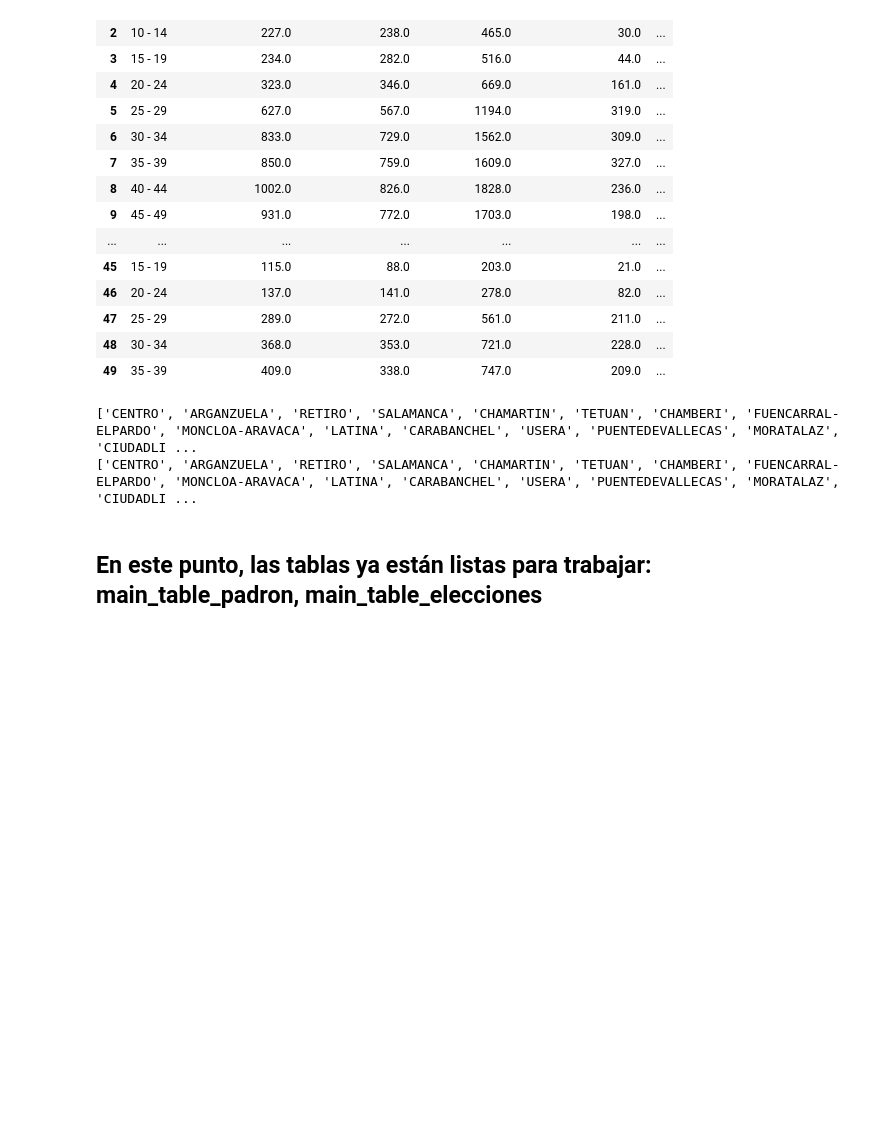
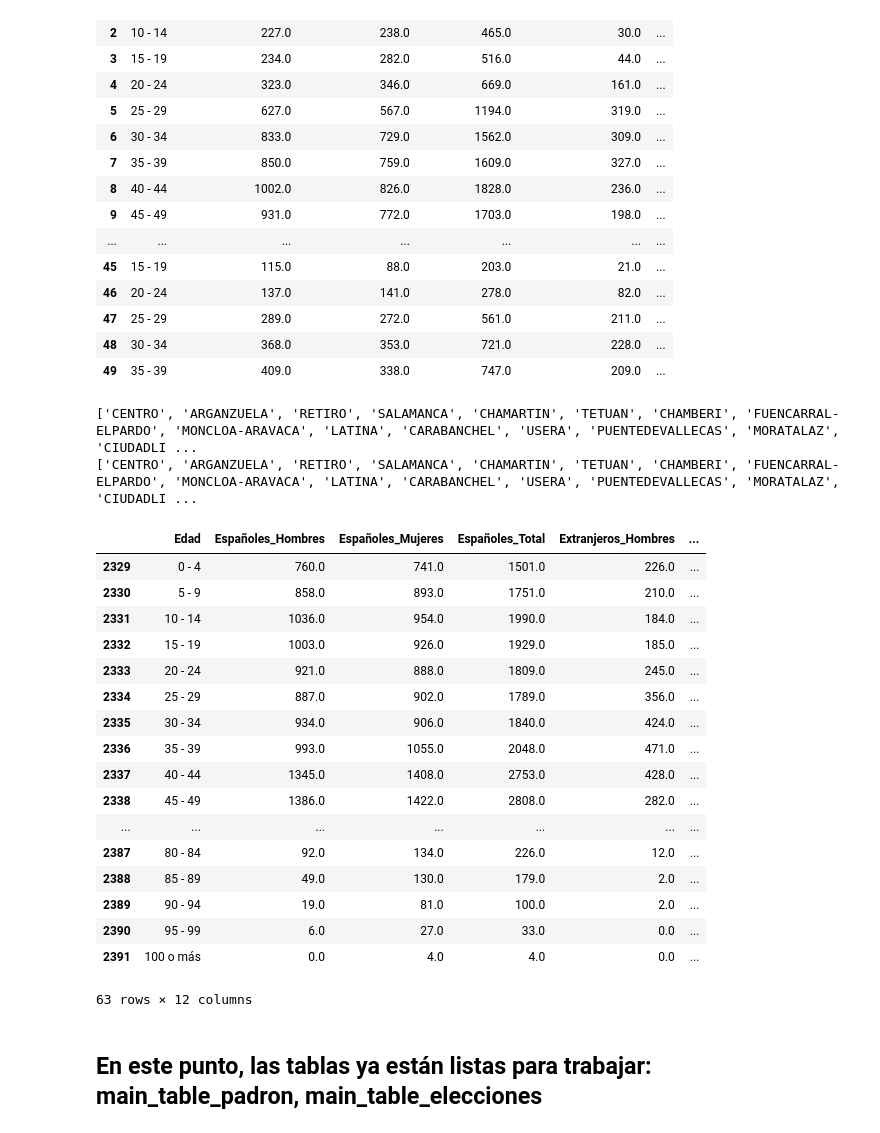
Before and after one commit to InmaLatorre/G3_ProyectoPython, a Jupyter notebook: MAIN.ipynb, the cells around one changed output. Cells and saved outputs as stored; diff of their text form; code cells hidden in the pictures; blank space fills up the shorter version.

```diff
--- a/MAIN.ipynb
+++ b/MAIN.ipynb
@@ -134,14 +130,36 @@ main_table_padron.head(50)
 # %%
 # Homegenizar los nombres de los distritos
 
 vector_distritos = list(pd.unique(main_table_elecciones.Distrito))
 print(vector_distritos)
 vector_districos_padron = list(pd.unique(main_table_padron.Distrito))
 print(vector_districos_padron)
 # main_table_elecciones[main_table_elecciones.Distrito == vector_distritos[2]]
+
+# PENDIENTE REPARAR ESTO DE LOS NONOMBRE DE LAS COLUMNAS
+main_table_elecciones[main_table_elecciones.Barrio == 'CASCO HISTORICO DE VALLECAS']
+main_table_padron[main_table_padron.Distrito == 'VILLADEVALLECAS']
 # %% [output]
 ['CENTRO', 'ARGANZUELA', 'RETIRO', 'SALAMANCA', 'CHAMARTIN', 'TETUAN', 'CHAMBERI', 'FUENCARRAL-ELPARDO', 'MONCLOA-ARAVACA', 'LATINA', 'CARABANCHEL', 'USERA', 'PUENTEDEVALLECAS', 'MORATALAZ', 'CIUDADLI ...
 ['CENTRO', 'ARGANZUELA', 'RETIRO', 'SALAMANCA', 'CHAMARTIN', 'TETUAN', 'CHAMBERI', 'FUENCARRAL-ELPARDO', 'MONCLOA-ARAVACA', 'LATINA', 'CARABANCHEL', 'USERA', 'PUENTEDEVALLECAS', 'MORATALAZ', 'CIUDADLI ...
+|  | Edad | Españoles_Hombres | Españoles_Mujeres | Españoles_Total | Extranjeros_Hombres | ... |
+| 2329 | 0 - 4 | 760.0 | 741.0 | 1501.0 | 226.0 | ... |
+| 2330 | 5 - 9 | 858.0 | 893.0 | 1751.0 | 210.0 | ... |
+| 2331 | 10 - 14 | 1036.0 | 954.0 | 1990.0 | 184.0 | ... |
+| 2332 | 15 - 19 | 1003.0 | 926.0 | 1929.0 | 185.0 | ... |
+| 2333 | 20 - 24 | 921.0 | 888.0 | 1809.0 | 245.0 | ... |
+| 2334 | 25 - 29 | 887.0 | 902.0 | 1789.0 | 356.0 | ... |
+| 2335 | 30 - 34 | 934.0 | 906.0 | 1840.0 | 424.0 | ... |
+| 2336 | 35 - 39 | 993.0 | 1055.0 | 2048.0 | 471.0 | ... |
+| 2337 | 40 - 44 | 1345.0 | 1408.0 | 2753.0 | 428.0 | ... |
+| 2338 | 45 - 49 | 1386.0 | 1422.0 | 2808.0 | 282.0 | ... |
+| ... | ... | ... | ... | ... | ... | ... |
+| 2387 | 80 - 84 | 92.0 | 134.0 | 226.0 | 12.0 | ... |
+| 2388 | 85 - 89 | 49.0 | 130.0 | 179.0 | 2.0 | ... |
+| 2389 | 90 - 94 | 19.0 | 81.0 | 100.0 | 2.0 | ... |
+| 2390 | 95 - 99 | 6.0 | 27.0 | 33.0 | 0.0 | ... |
+| 2391 | 100 o más | 0.0 | 4.0 | 4.0 | 0.0 | ... |
+63 rows × 12 columns
 # %% [markdown]
 ## En este punto, las tablas ya están listas para trabajar: main_table_padron, main_table_elecciones
 # %% [markdown]
```
Also changed, not shown: parts of 7 cells of this notebook.
